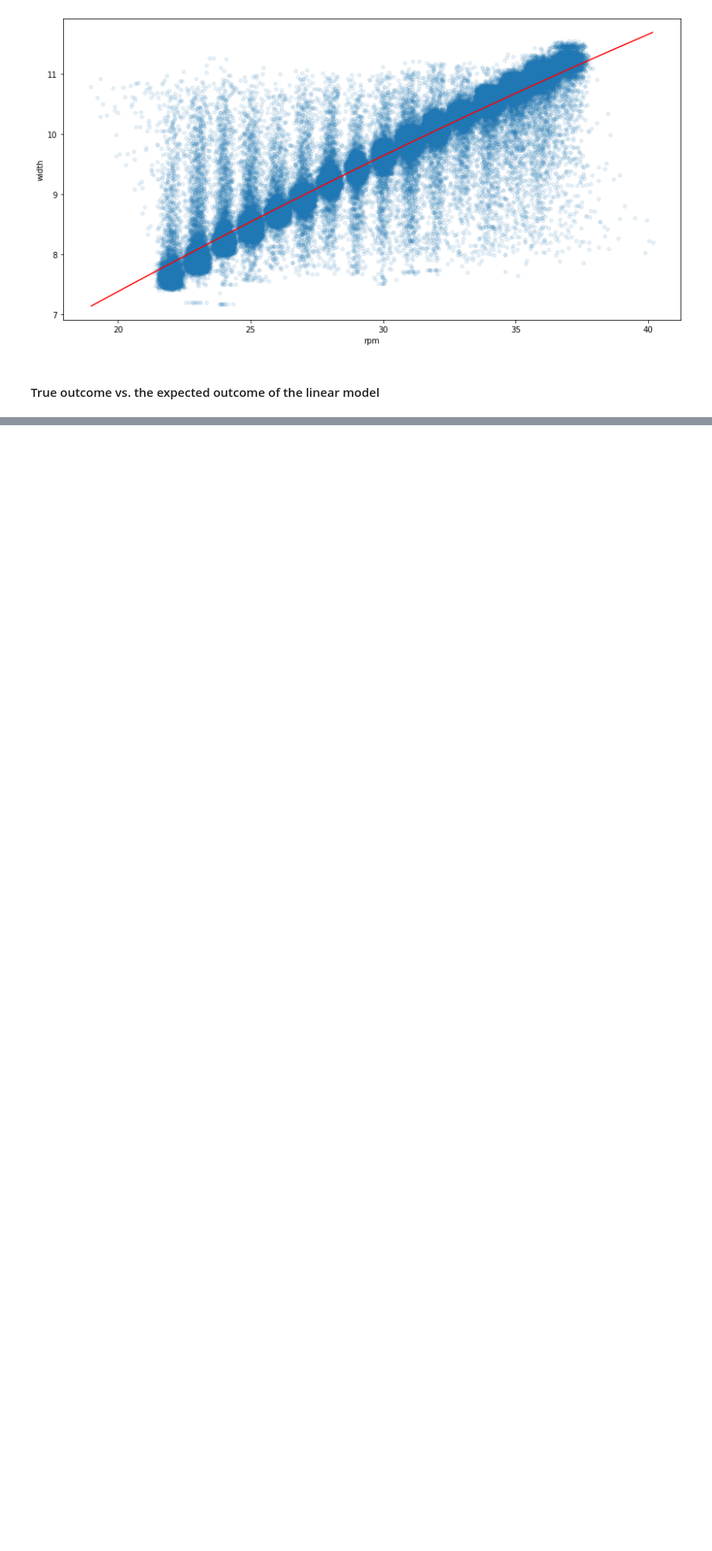
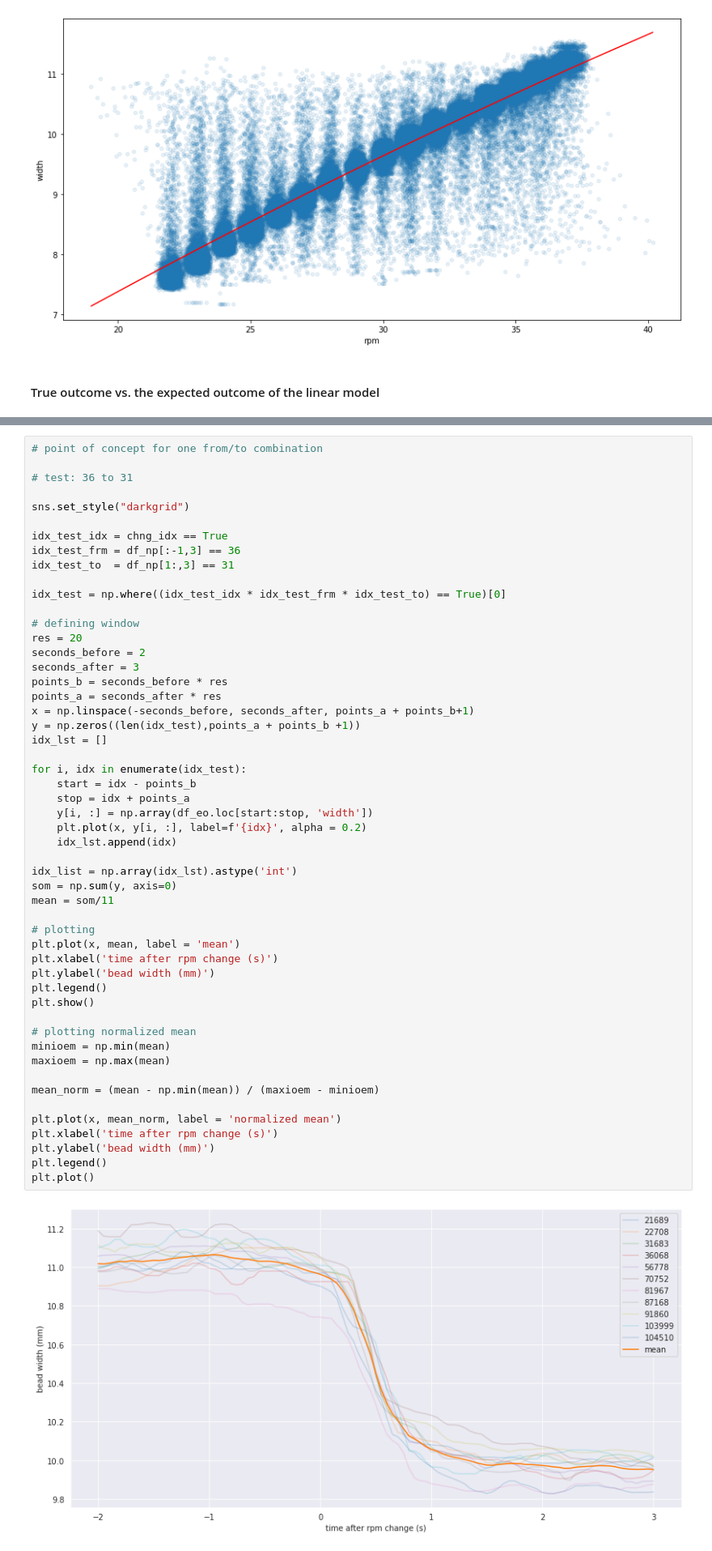
Before and after one commit to joostzaalberg/CEAD_ml, a Jupyter notebook: scripts/petg30gf_groteset_expl.ipynb, the cells around one changed output, grey strips where cells are left out. Shown at 81% size. Cells and saved outputs as stored; diff of their text form; blank space fills up the shorter version.

```diff
--- a/scripts/petg30gf_groteset_expl.ipynb
+++ b/scripts/petg30gf_groteset_expl.ipynb
@@ -321,0 +402,54 @@ vals 8190 and 8300:
+# %%
+# point of concept for one from/to combination
+
+# test: 36 to 31
+
+sns.set_style("darkgrid")
+
+idx_test_idx = chng_idx == True
+idx_test_frm = df_np[:-1,3] == 36
+idx_test_to  = df_np[1:,3] == 31
+
+idx_test = np.where((idx_test_idx * idx_test_frm * idx_test_to) == True)[0]
+
+# defining window
+res = 20
+seconds_before = 2
+seconds_after = 3
+points_b = seconds_before * res
+points_a = seconds_after * res
+x = np.linspace(-seconds_before, seconds_after, points_a + points_b+1)
+y = np.zeros((len(idx_test),points_a + points_b +1))
+idx_lst = []
+
+for i, idx in enumerate(idx_test):
+    start = idx - points_b
+    stop = idx + points_a
+    y[i, :] = np.array(df_eo.loc[start:stop, 'width'])
+    plt.plot(x, y[i, :], label=f'{idx}', alpha = 0.2)
+    idx_lst.append(idx)
+
+idx_list = np.array(idx_lst).astype('int')
+som = np.sum(y, axis=0)
+mean = som/11
+
+# plotting
+plt.plot(x, mean, label = 'mean')
+plt.xlabel('time after rpm change (s)')
+plt.ylabel('bead width (mm)')
+plt.legend()
+plt.show()
+
+# plotting normalized mean
+minioem = np.min(mean)
+maxioem = np.max(mean)
+
+mean_norm = (mean - np.min(mean)) / (maxioem - minioem)
+
+plt.plot(x, mean_norm, label = 'normalized mean')
+plt.xlabel('time after rpm change (s)')
+plt.ylabel('bead width (mm)')
+plt.legend()
+plt.plot()
+# %% [output]
+[figure, added]
```
Also changed, not shown: parts of 7 cells of this notebook.
